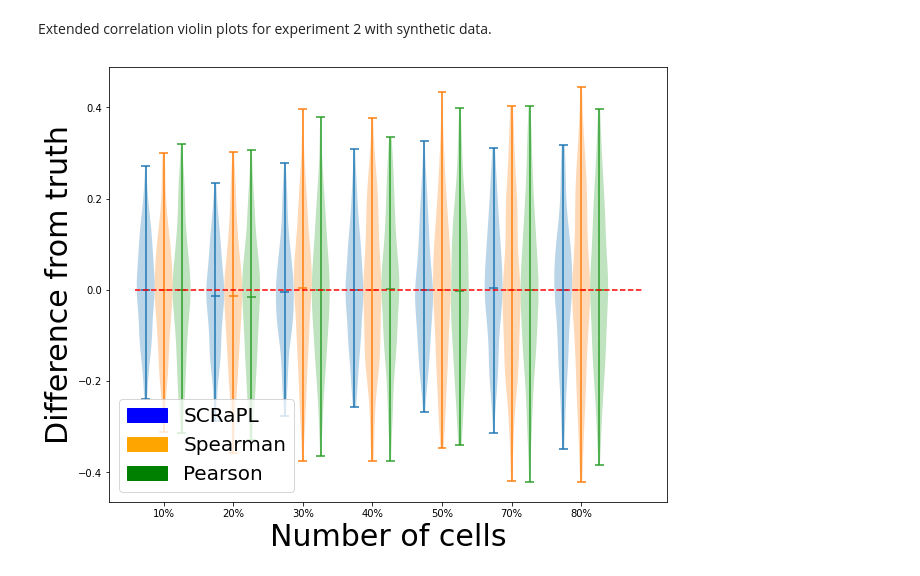
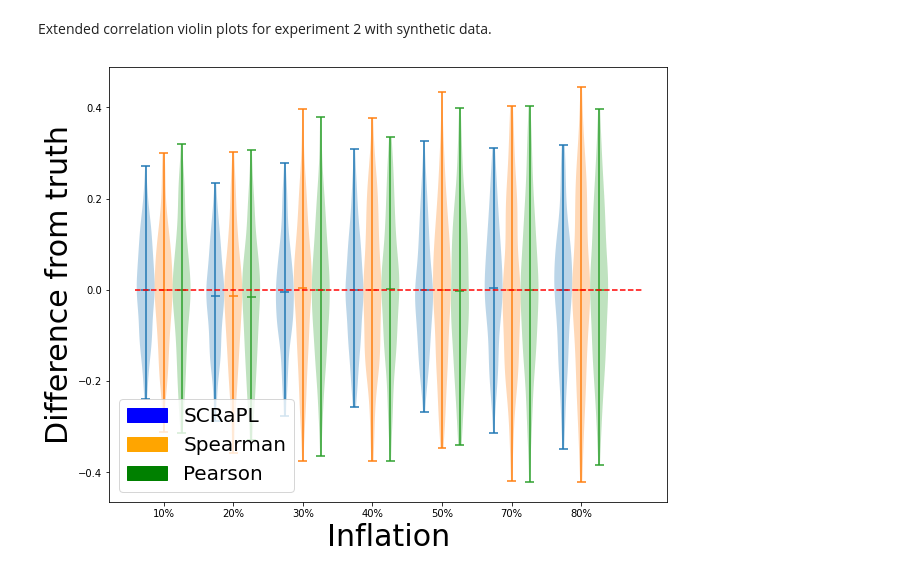
Before and after one commit to chrmaniatis/SCRaPL, a Jupyter notebook: SCRaPL_TF/Synth/More_Plots_synth_exp_2.ipynb, the cells around one changed output. Drawn from its saved outputs; the diff is of its cells as text; code cells hidden in the pictures.

Commit message:
Updated labels in extended violin plots

```diff
--- a/SCRaPL_TF/Synth/More_Plots_synth_exp_2.ipynb
+++ b/SCRaPL_TF/Synth/More_Plots_synth_exp_2.ipynb
@@ -118,21 +118,21 @@ for ii in range(len(a1)):
 # %%
 plt.rcParams["figure.figsize"] = (10,8)
 plt.violinplot(cor_scrapl_col,positions=lb_cor_scrapl_tick, widths=16.5,showmedians=True)
 plt.xticks(lb_cor_spr_tick,lb_cor)
 plt.violinplot(cor_spr_col,positions=lb_cor_spr_tick, widths=16.5,showmedians=True)
 plt.xticks(lb_cor_spr_tick,lb_cor)
 plt.violinplot(cor_prs_col,positions=lb_cor_prs_tick, widths=16.5,showmedians=True)
 plt.xticks(lb_cor_spr_tick,lb_cor)
 
 SCRaPL_patch = mpatches.Patch(color='blue', label='SCRaPL')
 Spearman_patch = mpatches.Patch(color='orange', label='Spearman')
 Pearson_patch = mpatches.Patch(color='green', label='Pearson')
 
 plt.legend(handles=[SCRaPL_patch,Spearman_patch,Pearson_patch ],fontsize =20,loc='lower left' )
 plt.hlines(y=0,xmin=-26.5,xmax=440.0,colors='r',linestyles='dashed')
 plt.ylabel("Difference from truth",fontsize=30)
-plt.xlabel("Number of cells",fontsize=30)
+plt.xlabel("Inflation",fontsize=30)
 plt.savefig(Folder+'SCRaPL/Synth/Extra_Synth_violin_2.pdf', bbox_inches='tight')
 plt.show()
 # %% [output]
-[figure, old version]
+[figure, new version]
```
Also changed, not shown: parts of 1 cell of this notebook, 1 other file.
